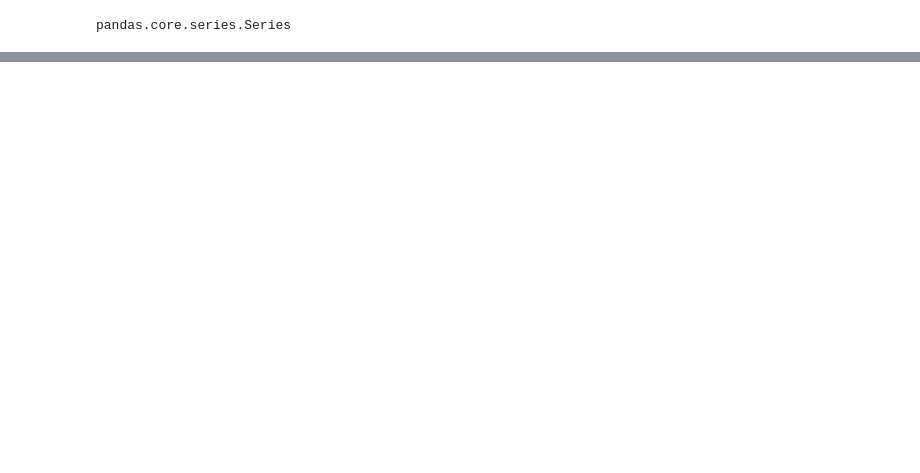
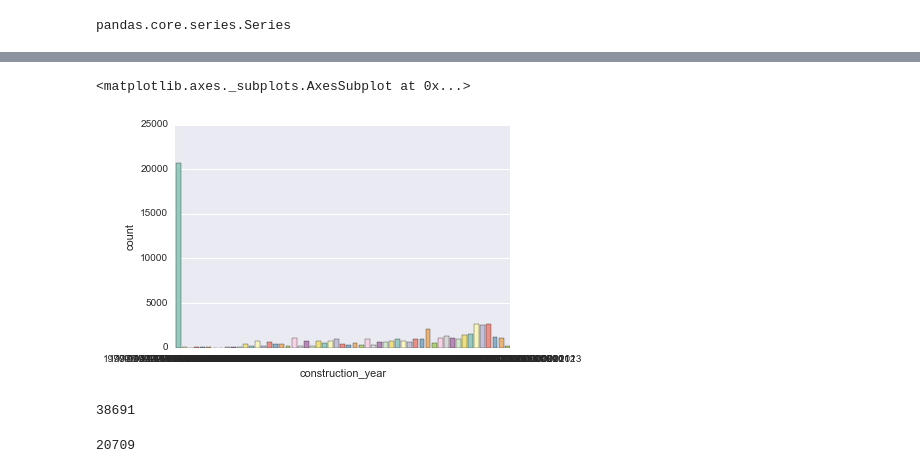
Before and after one commit to jdills26/Tanzania-water-table, a Jupyter notebook: data_explore.ipynb, the cells around one changed output, grey strips where cells are left out. Drawn from its saved outputs; the diff is of its cells as text; code cells hidden in the pictures; blank space fills up the shorter version.

```diff
--- a/data_explore.ipynb
+++ b/data_explore.ipynb
@@ -231,0 +289,15 @@ pandas.core.series.Series
+# %%
+sns.countplot(combined.construction_year, palette = 'Set3')
+# %% [output]
+<matplotlib.axes._subplots.AxesSubplot at 0x...>
+[figure, added]
+# %%
+len(combined[combined.construction_year > 0])
+# 38691 rows have a construction year
+# %% [output]
+38691
+# %%
+len(combined[combined.construction_year == 0])
+# 38691 rows have a construction year
+# %% [output]
+20709
```
Also changed, not shown: parts of 13 cells of this notebook.
